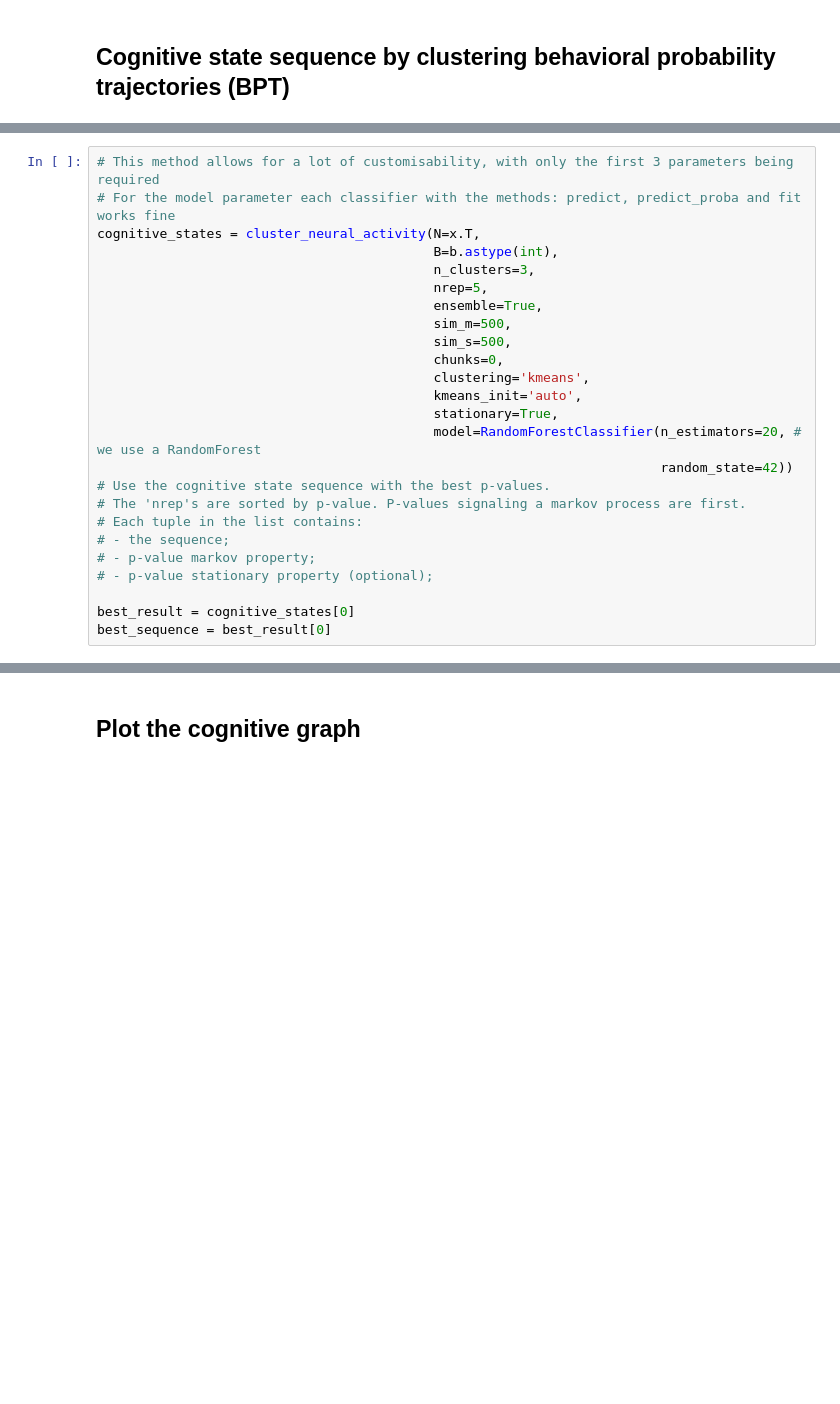
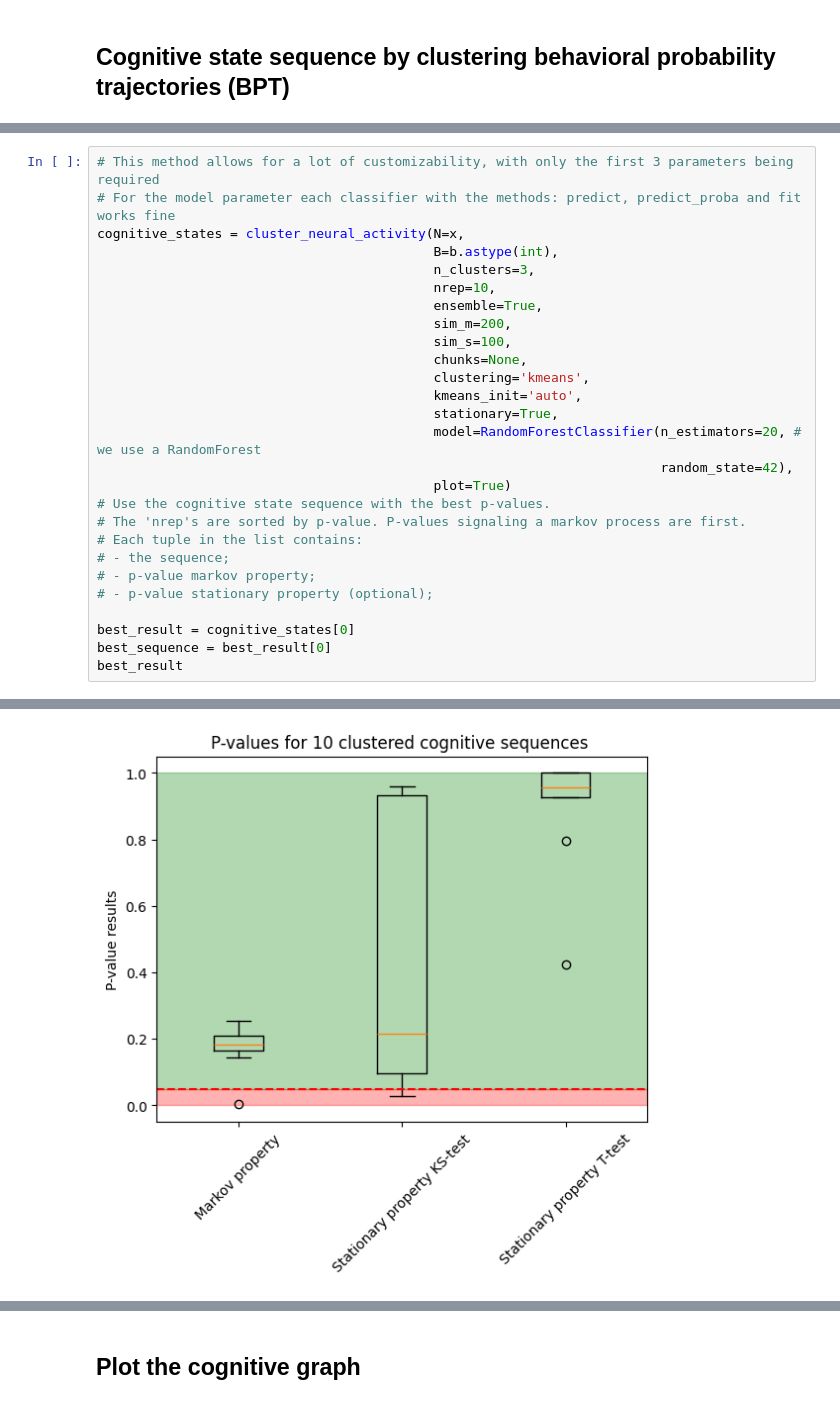
Before and after one commit to neuroinformatics-uni-vienna/NC-MCM, a Jupyter notebook: demos/cognitive_graphs.ipynb, the cells around one changed output, grey strips where cells are left out. Saved outputs shown, nothing was run; the diff lists cells and outputs as text; blank space fills up the shorter version.

```diff
--- a/demos/cognitive_graphs.ipynb
+++ b/demos/cognitive_graphs.ipynb
@@ -46,19 +53,20 @@ plotting_neuronal_behavioural(x, b, b_names=data.behaviour_names)
 # %%
-# This method allows for a lot of customisability, with only the first 3 parameters being required
+# This method allows for a lot of customizability, with only the first 3 parameters being required
 # For the model parameter each classifier with the methods: predict, predict_proba and fit works fine
-cognitive_states = cluster_neural_activity(N=x.T,
+cognitive_states = cluster_neural_activity(N=x,
                                            B=b.astype(int),
                                            n_clusters=3,
-                                           nrep=5,
+                                           nrep=10,
                                            ensemble=True,
-                                           sim_m=500,
-                                           sim_s=500,
-                                           chunks=0,
+                                           sim_m=200,
+                                           sim_s=100,
+                                           chunks=None,
                                            clustering='kmeans',
                                            kmeans_init='auto',
                                            stationary=True,
                                            model=RandomForestClassifier(n_estimators=20, # we use a RandomForest
-                                                                        random_state=42))
+                                                                        random_state=42),
+                                           plot=True)
 # Use the cognitive state sequence with the best p-values.
 # The 'nrep's are sorted by p-value. P-values signaling a markov process are first.
 # Each tuple in the list contains:
@@ -68,6 +76,7 @@ cognitive_states = cluster_neural_activity(N=x.T,
 
 best_result = cognitive_states[0]
 best_sequence = best_result[0]
+best_result
 # %% [output]
 Accuracy for full training data: 0.9993624481989162
 Testing markovianity for 3 clusters - repetition 1
@@ -77,0 +92 @@ Testing markovianity for 3 clusters - repetition 5
+[figure, added]
```
Also changed, not shown: parts of 9 cells of this notebook, 3 other files.
